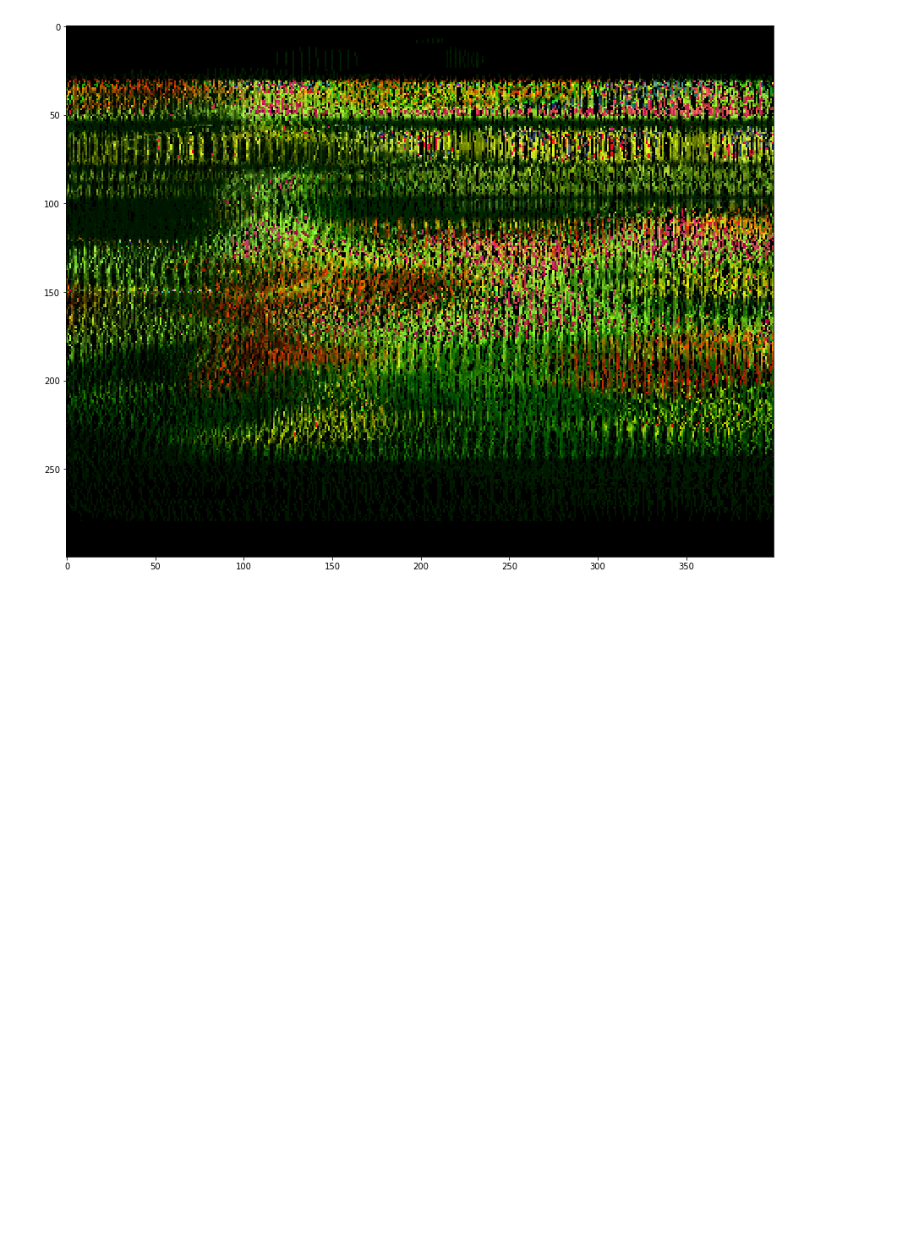
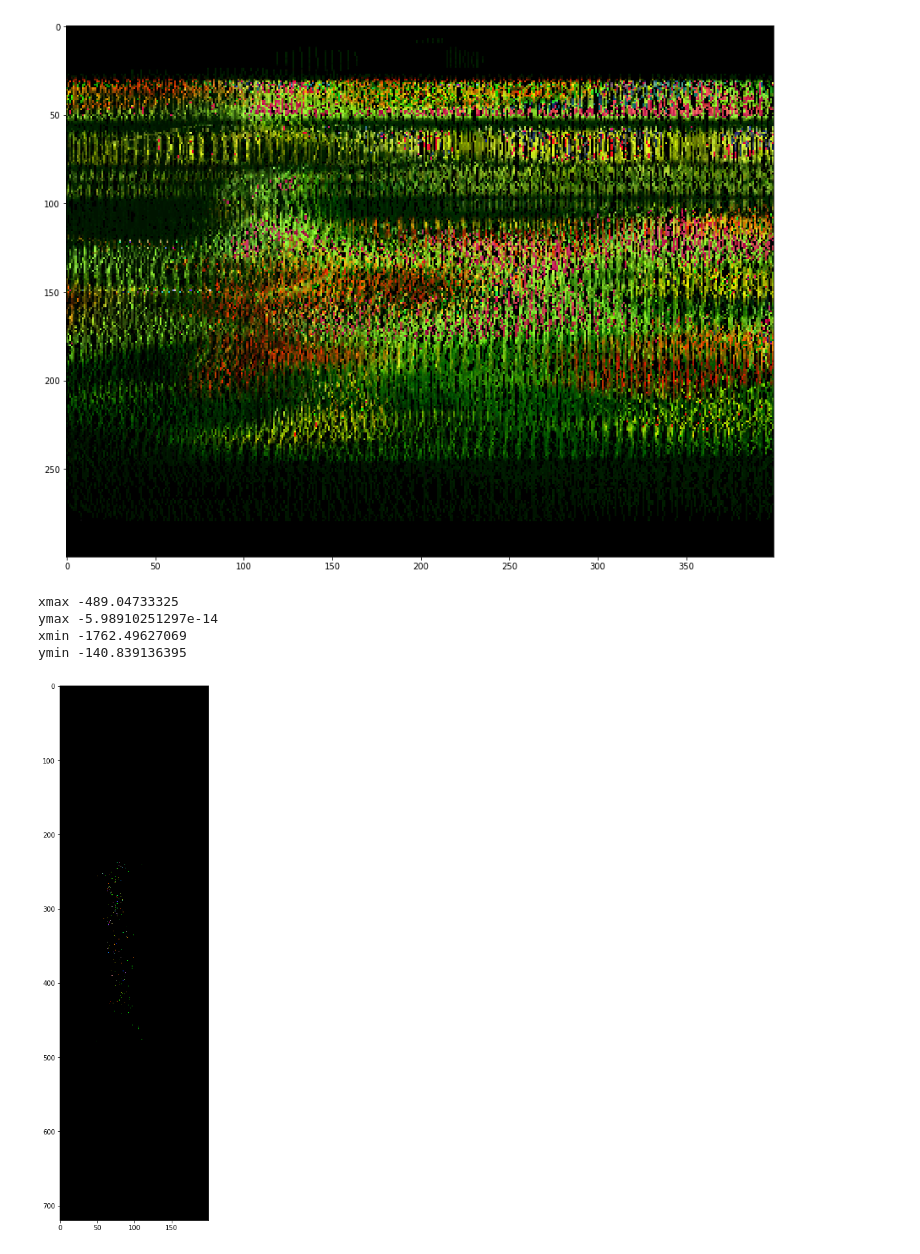
Before and after one commit to ongchinkiat/realsense-d435, a Jupyter notebook: d435-analysis-848.ipynb, the cells around one changed output. Drawn from its saved outputs; the diff is of its cells as text; code cells hidden in the pictures; blank space fills up the shorter version.

```diff
--- a/d435-analysis-848.ipynb
+++ b/d435-analysis-848.ipynb
@@ -252,14 +252,57 @@ plt.show()
 [figure]
 [figure]
 # %%
-    for r in range(radian_size):
-        for z in range(150,height):
-            r = rgbArray[z,r,0]
-            g = rgbArray[z,r,1]
-            b = rgbArray[z,r,2]
-            d = cylinder_depth[z,r]
+x_view = np.zeros((720,3000,3), dtype=float)
+y_view = np.zeros((720,3000,3), dtype=float)
 
-            # get back to x and y from rot_coord and depth
+xmax = -100000
+ymax = -100000
+xmin = 100000
+ymin = 100000
+
+
+for r in range(radian_size):
+    for z in range(150,height):
+        r = rgbArray[z,r,0]
+        g = rgbArray[z,r,1]
+        b = rgbArray[z,r,2]
+        d = cylinder_depth[z,r]
+        count = cylinder_count[z,r]
+        # get back to x and y from rot_coord and depth
+        if d > 0.0:
             rot_angle = ((r / radian_size) * (2*math.pi)) - math.pi
-            x = d * cos(rot_angle)
-            y = d * sin(rot_angle)
+            x = d * math.cos(rot_angle) / depth_scale
+            y = d * math.sin(rot_angle) / depth_scale
+            #print(x)
+            if (x > xmax):
+                xmax = x
+            if (y > ymax):
+                ymax = y
+            if (x < xmin):
+                xmin = x
+            if (y < ymin):
+                ymin = y
+            xcoord = int(x+2000)
+            ycoord = int(y+2000)
+            x_view[z,xcoord,0] += r*count
+            y_view[z,ycoord,0] += r*count
+            x_view[z,xcoord,1] += g*count
+            y_view[z,ycoord,1] += g*count
+            x_view[z,xcoord,2] += b*count
+            y_view[z,ycoord,2] += b*count
+
+print("xmax",xmax)
+print("ymax",ymax)
+print("xmin",xmin)
+print("ymin",ymin)
+# %% [output]
+xmax -489.04733325
+ymax -5.98910251297e-14
+xmin -1762.49627069
+ymin -140.839136395
+# %%
+fig = plt.figure(figsize=(15, 15))
+plt.imshow(x_view[:,1400:1600,:])
+plt.show()
+# %% [output]
+[figure, added]
```
